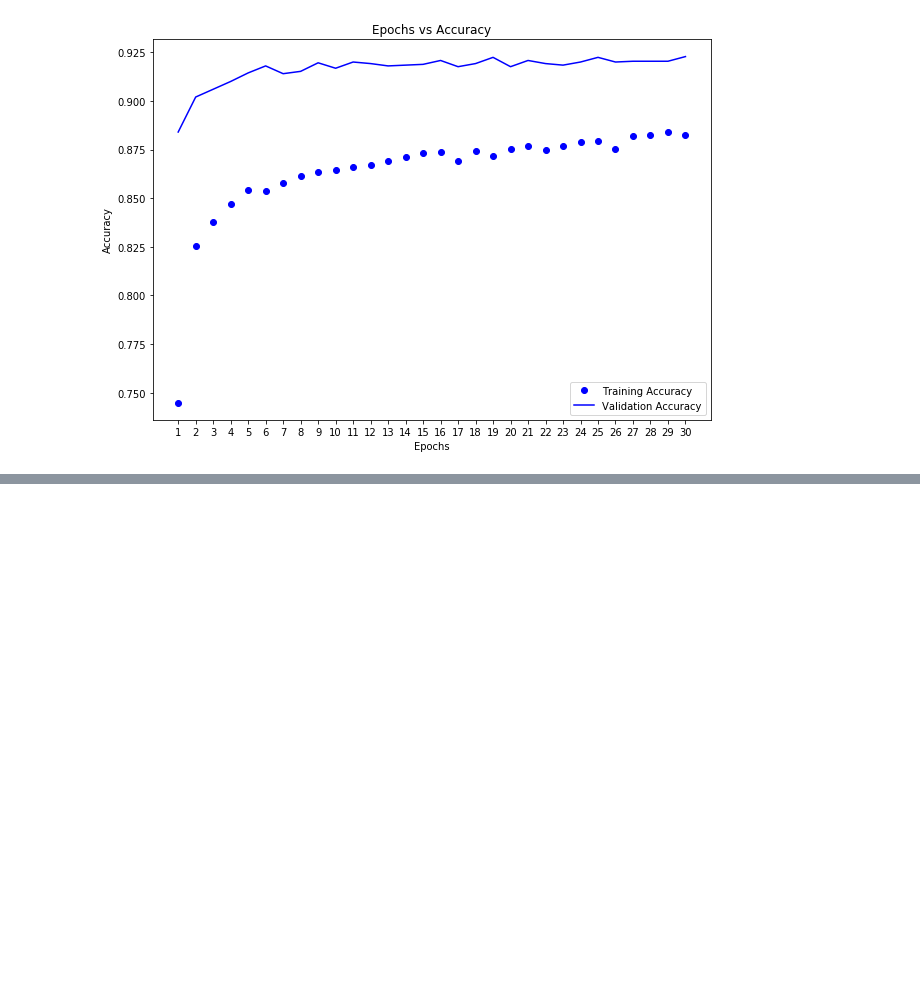
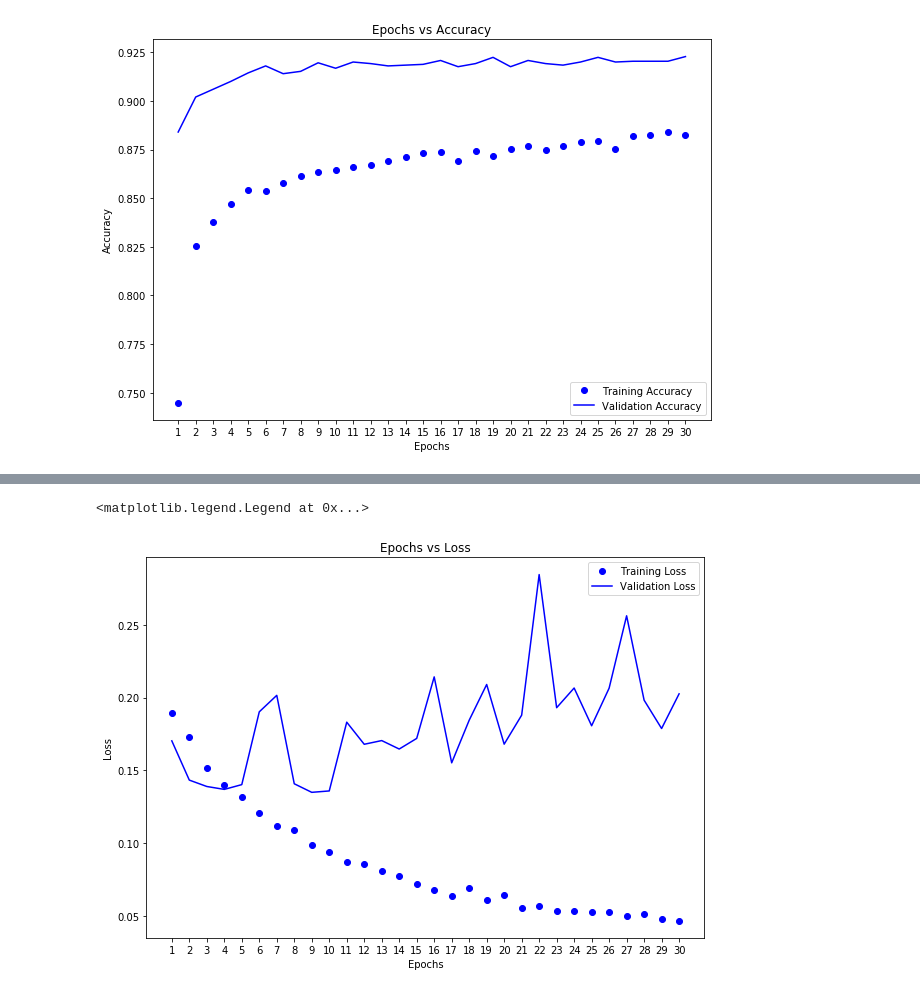
Before and after one commit to jobini/chollet_keras, a Jupyter notebook: convnets_pretrained.ipynb, the cells around one changed output, grey strips where cells are left out. Cells and saved outputs as stored; diff of their text form; code cells hidden in the pictures; blank space fills up the shorter version.

```diff
--- a/convnets_pretrained.ipynb
+++ b/convnets_pretrained.ipynb
@@ -281,0 +335,11 @@ plt.legend()
+# %%
+model.compile(optimizer=RMSprop(lr=1e-05),
+              loss="binary_crossentropy",
+              metrics=["accuracy"])
+# %%
+history = model.fit_generator(train_generator,
+                    epochs=30,
+                    steps_per_epoch=584,
+                    validation_data=validation_generator,
+                    workers=16,
+                    max_queue_size=128)
@@ -281,0 +364,16 @@ plt.legend()
+# %%
+loss = history.history["loss"]
+val_loss = history.history["val_loss"]
+epochs = range(1,len(history.history["accuracy"])+1)
+
+plt.figure(figsize=(10,7))
+plt.xlabel("Epochs")
+plt.ylabel("Loss")
+plt.title("Epochs vs Loss")
+plt.xticks(np.arange(min(epochs),max(epochs)+1,1))
+plt.plot(epochs,loss,"bo",label="Training Loss")
+plt.plot(epochs,val_loss,"b",label="Validation Loss")
+plt.legend()
+# %% [output]
+<matplotlib.legend.Legend at 0x...>
+[figure, added]
```
Also changed, not shown: parts of 11 cells of this notebook, 1 other file.
